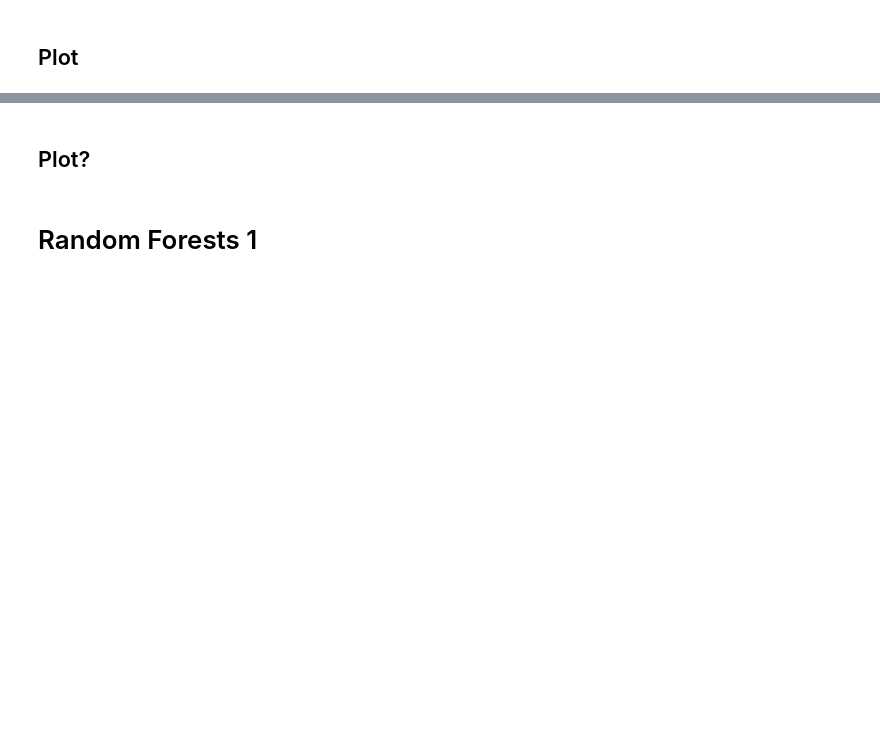
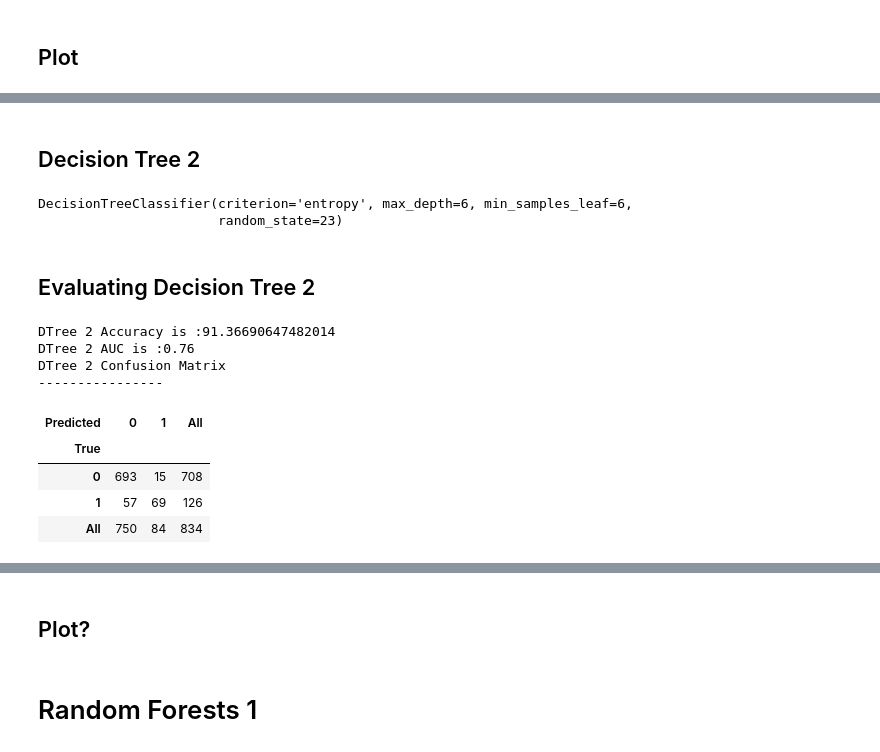
Before and after one commit to jxn628/syriatel-churn-analysis, a Jupyter notebook: student.ipynb, the cells around one changed output, grey strips where cells are left out. Saved outputs shown, nothing was run; the diff lists cells and outputs as text; code cells hidden in the pictures; blank space fills up the shorter version.

```diff
--- a/student.ipynb
+++ b/student.ipynb
@@ -282,7 +315,41 @@ dt1_grid_search.best_params_
-# %%
-dtree_1.fit(X_train, y_train)
-y_pred = dtree_1.predict(X_test)
-false_positive_rate, true_positive_rate, thresholds = roc_curve(y_test, y_pred)
-dt1_roc_auc = auc(false_positive_rate, true_positive_rate)
-dt1_roc_auc
-print(f"DTree 1 AUC Score: {dt1_roc_auc :.2%}")
+# %% [markdown]
+## Decision Tree 2
+# %%
+dtree_2 = DecisionTreeClassifier(criterion='entropy',
+                           max_depth=6,
+                           min_samples_split=2,
+                           min_samples_leaf=6,
+                            random_state=23)
+# %%
+dtree_2.fit(X_train, y_train)
+# %% [output]
+DecisionTreeClassifier(criterion='entropy', max_depth=6, min_samples_leaf=6,
+                       random_state=23)
+# %%
+dt2_y_pred = dtree_2.predict(X_test)
+# %% [markdown]
+## Evaluating Decision Tree 2
+# %%
+# Calculate accuracy
+dt2_acc = accuracy_score(y_test,dt2_y_pred) * 100
+print('DTree 2 Accuracy is :{0}'.format(dt2_acc))
+
+# Check the AUC for predictions
+false_positive_rate, true_positive_rate, thresholds = roc_curve(y_test, dt2_y_pred)
+dt2_roc_auc = auc(false_positive_rate, true_positive_rate)
+print('DTree 2 AUC is :{0}'.format(round(dt2_roc_auc, 2)))
+
+# Create and print a confusion matrix
+print('DTree 2 Confusion Matrix')
+print('----------------')
+pd.crosstab(y_test, dt2_y_pred, rownames=['True'], colnames=['Predicted'], margins=True)
+# %% [output]
+DTree 2 Accuracy is :91.36690647482014
+DTree 2 AUC is :0.76
+DTree 2 Confusion Matrix
+----------------
+| Predicted | 0 | 1 | All |
+| True |  |  |  |
+| 0 | 693 | 15 | 708 |
+| 1 | 57 | 69 | 126 |
+| All | 750 | 84 | 834 |
```
Also changed, not shown: parts of 38 cells of this notebook.
